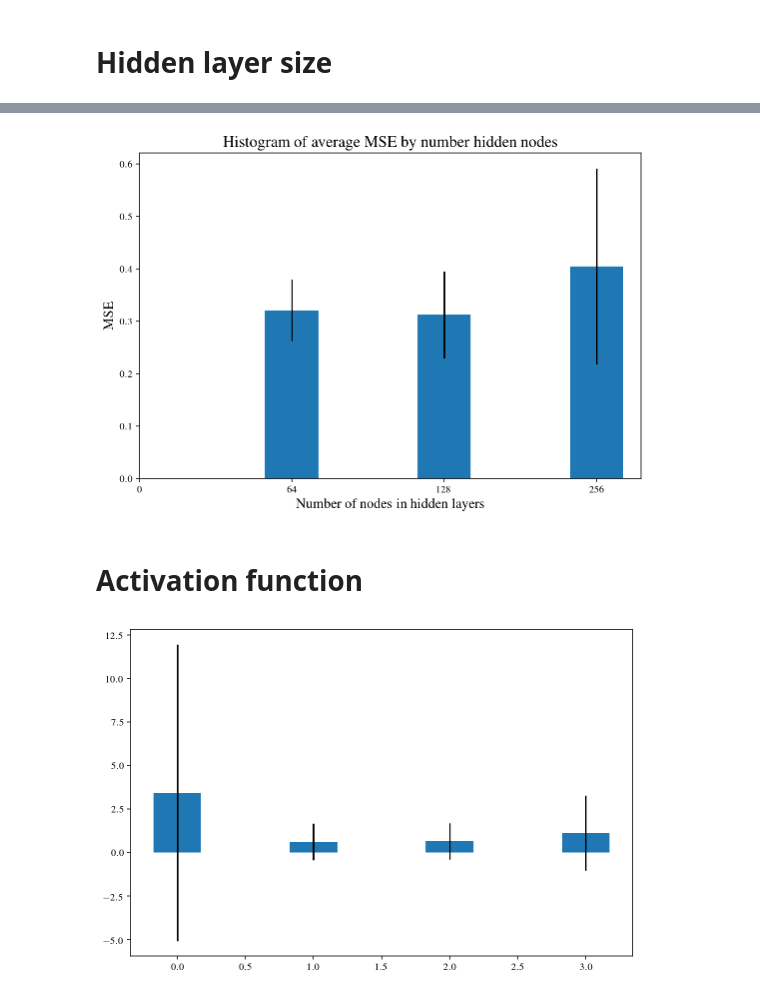
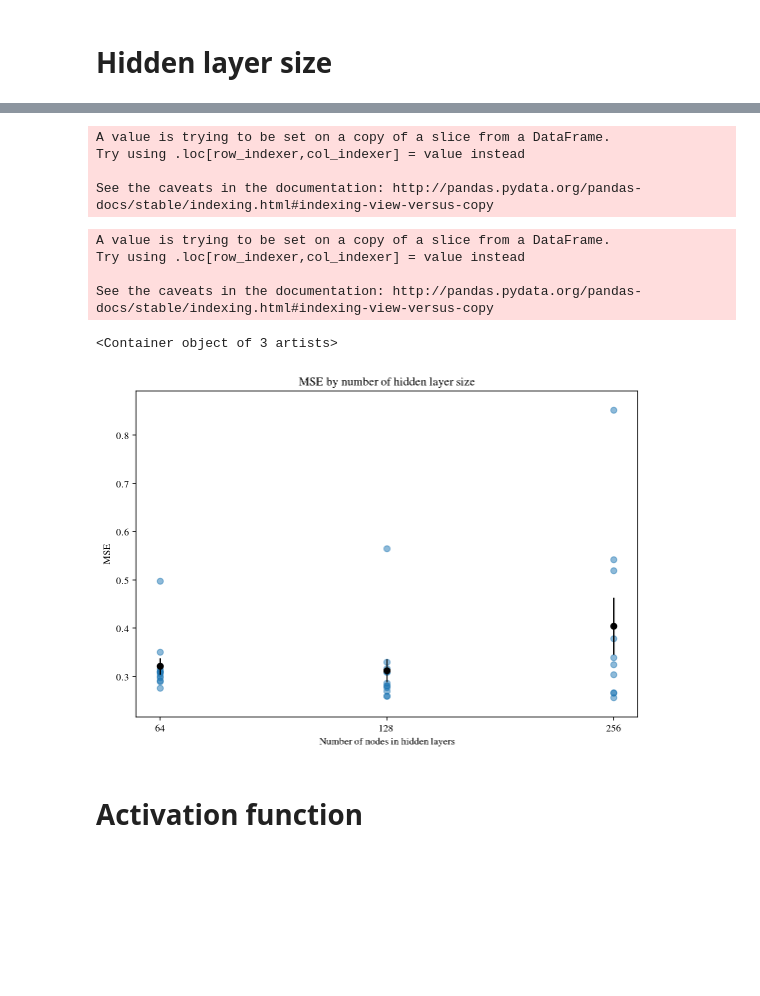
Before and after one commit to t-davidson/fragile-families-challenge, a Jupyter notebook: supplementary/table1_to_figures.ipynb, the cells around one changed output, grey strips where cells are left out. Saved outputs shown, nothing was run; the diff lists cells and outputs as text; code cells hidden in the pictures; blank space fills up the shorter version.

```diff
--- a/supplementary/table1_to_figures.ipynb
+++ b/supplementary/table1_to_figures.ipynb
@@ -140,22 +67,8 @@ plt.show()
-# %%
-# Same but only for df_
-mean_zero = df_[df_['hidden_layer_size'] == 0]['score'].mean()
-mean_one = df_[df_['hidden_layer_size'] == 64]['score'].mean()
-mean_two = df_[df_['hidden_layer_size'] == 128]['score'].mean()
-mean_three = df_[df_['hidden_layer_size'] == 256]['score'].mean()
-
-std_zero = df_[df_['hidden_layer_size'] == 0]['score'].std()
-std_one = df_[df_['hidden_layer_size'] == 64]['score'].std()
-std_two = df_[df_['hidden_layer_size'] == 128]['score'].std()
-std_three = df_[df_['hidden_layer_size'] == 256]['score'].std()
-
-fig, ax = plt.subplots()
-# zero is again omitted
-a = ax.bar([1,2,3], [mean_one, mean_two, mean_three], 0.35, yerr=[std_one, std_two, std_three])
-plt.title('Histogram of average MSE by number hidden nodes',size=16)
-plt.ylabel('MSE',size=14)
-plt.xlabel('Number of nodes in hidden layers',size=14)
-plt.xticks( range(4), ('0','64', '128', '256',''))
-plt.show()
-# %% [output]
-[figure, removed]
+# %%
+hidden_layer_size_map = {64:0, 128: 1, 256: 2}
+df_['hidden_layer_size_numeric'] = [hidden_layer_size_map[x] for x in list(df_['hidden_layer_size'])]
+# %% [output]
+A value is trying to be set on a copy of a slice from a DataFrame.
+Try using .loc[row_indexer,col_indexer] = value instead
+
+See the caveats in the documentation: http://pandas.pydata.org/pandas-docs/stable/indexing.html#indexing-view-versus-copy
@@ -162,19 +84,29 @@ plt.show()
+# %%
+hidden_layer_size_map = {64:0, 128: 1, 256: 2}
+df_['hidden_layer_size_numeric'] = [hidden_layer_size_map[x] for x in list(df_['hidden_layer_size'])]
+# %% [output]
+A value is trying to be set on a copy of a slice from a DataFrame.
+Try using .loc[row_indexer,col_indexer] = value instead
+
+See the caveats in the documentation: http://pandas.pydata.org/pandas-docs/stable/indexing.html#indexing-view-versus-copy
+# %%
+#fig, ax = plt.subplots()
+# zero is again omitted
+x = [0, 1, 2]
+y = [df_.query('hidden_layer_size == 64')['score'].mean(),
+            df_.query('hidden_layer_size == 128')['score'].mean(),
+            df_.query('hidden_layer_size == 256')['score'].mean()]
+e = [df_.query('hidden_layer_size == 64')['score'].sem(),
+            df_.query('hidden_layer_size == 128')['score'].sem(),
+            df_.query('hidden_layer_size == 256')['score'].sem()]
+plt.scatter(df_['hidden_layer_size_numeric'], df_['score'], alpha=0.5)
+plt.xticks( range(3), ('64','128', '256'))
+plt.xlabel("Number of nodes in hidden layers")
+plt.ylabel("MSE")
+plt.title("MSE by number of hidden layer size")
+plt.errorbar(x, y, yerr=e, fmt='o', color='black')
+# %% [output]
+<Container object of 3 artists>
+[figure, added]
 # %% [markdown]
 # Activation function
-# %%
-# Same but only for df_
-mean_zero = df[df['activation_function'] == 'linear']['score'].mean()
-mean_one = df[df['activation_function'] == 'sigmoid']['score'].mean()
-mean_two = df[df['activation_function'] == 'tanh']['score'].mean()
-mean_three = df[df['activation_function'] == 'relu']['score'].mean()
-
-std_zero = df[df['activation_function'] == 'linear']['score'].std()
-std_one = df[df['activation_function'] == 'sigmoid']['score'].std()
-std_two = df[df['activation_function'] == 'tanh']['score'].std()
-std_three = df[df['activation_function'] == 'relu']['score'].std()
-
-fig, ax = plt.subplots()
-a = ax.bar([0,1,2,3], [mean_zero, mean_one, mean_two, mean_three], 0.35, yerr=[std_zero, std_one, std_two, std_three])
-plt.show()
-# %% [output]
-[figure, removed]
```
Also changed, not shown: parts of 35 cells of this notebook.
